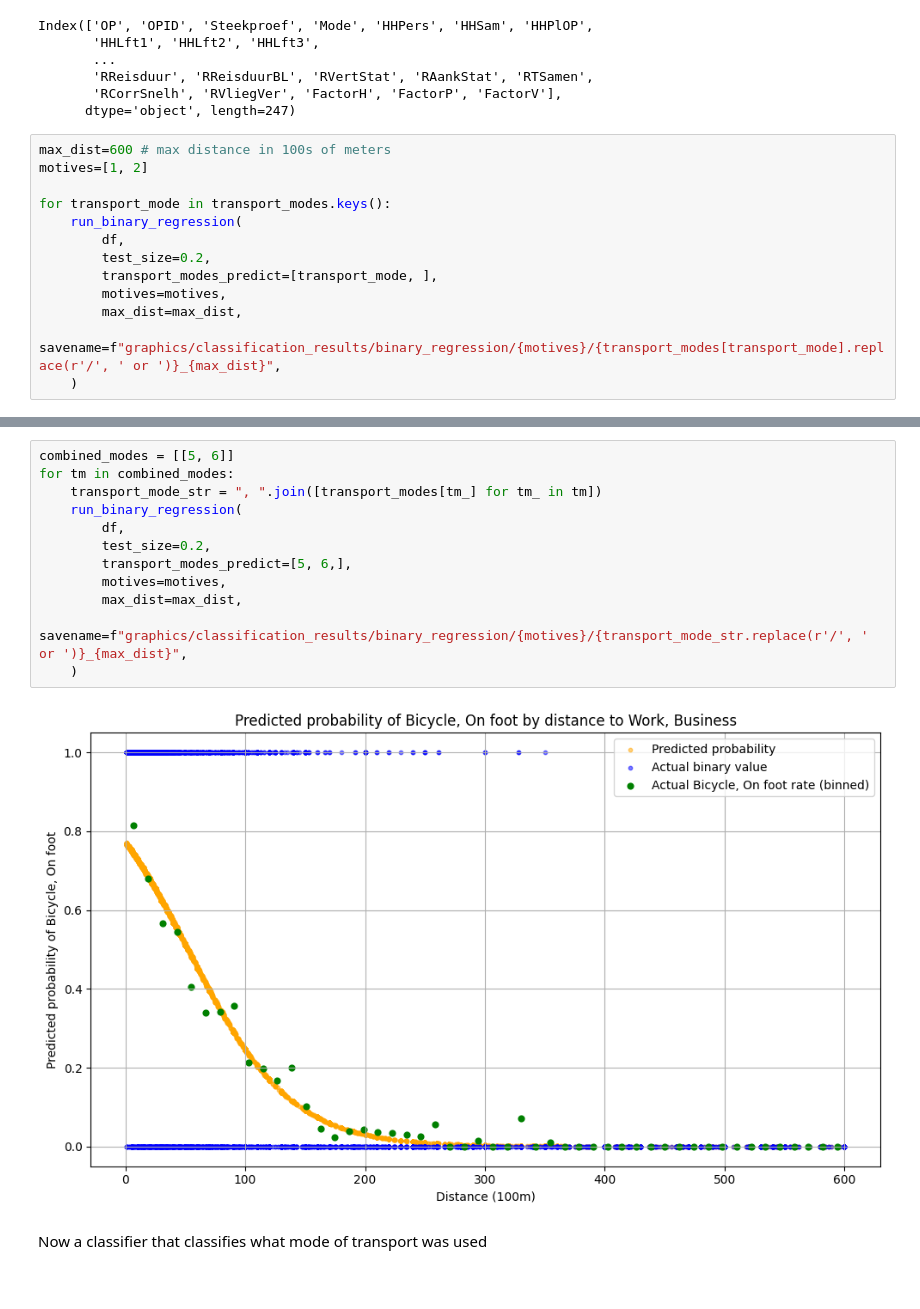
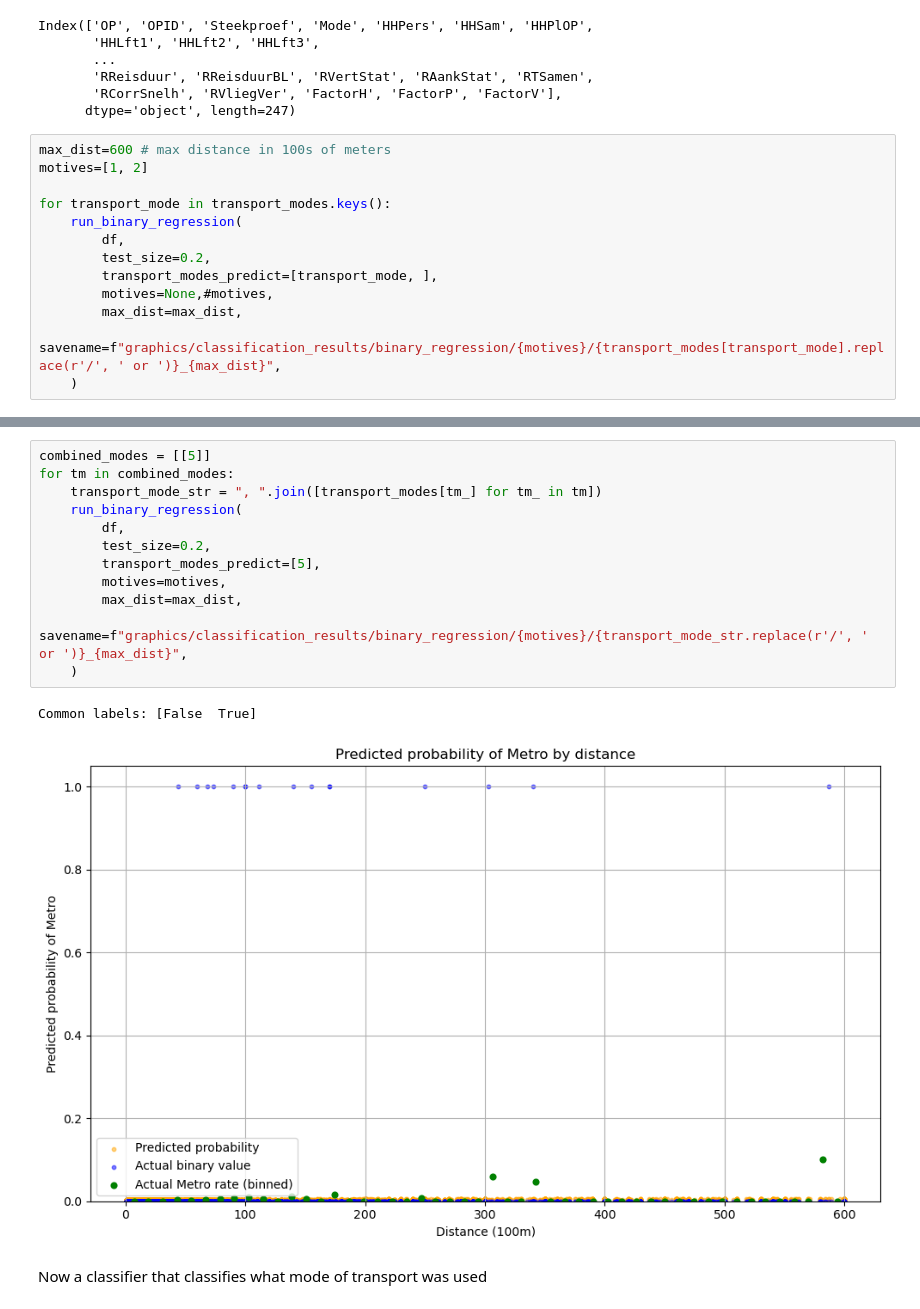
Before and after one commit to FabianScott/Design-of-AI-driven-business-operation, a Jupyter notebook: Topic2/exploration.ipynb, the cells around one changed output, grey strips where cells are left out. Cells and saved outputs as stored; diff of their text form.

```diff
--- a/Topic2/exploration.ipynb
+++ b/Topic2/exploration.ipynb
@@ -67,7 +67,7 @@ for transport_mode in transport_modes.keys():
         df,
         test_size=0.2,
         transport_modes_predict=[transport_mode, ],
-        motives=motives,
+        motives=None,#motives,
         max_dist=max_dist,
         savename=f"graphics/classification_results/binary_regression/{motives}/{transport_modes[transport_mode].replace(r'/', ' or ')}_{max_dist}",
     )
@@ -82,17 +91,18 @@ for transport_mode in transport_modes.keys():
 # %%
-combined_modes = [[5, 6]]
+combined_modes = [[5]]
 for tm in combined_modes:
     transport_mode_str = ", ".join([transport_modes[tm_] for tm_ in tm])
     run_binary_regression(
         df,
         test_size=0.2,
-        transport_modes_predict=[5, 6,],
+        transport_modes_predict=[5],
         motives=motives,
         max_dist=max_dist,
         savename=f"graphics/classification_results/binary_regression/{motives}/{transport_mode_str.replace(r'/', ' or ')}_{max_dist}",
     )
 # %% [output]
+Common labels: [False  True]
-[figure, old version]
+[figure, new version]
 # %% [markdown]
 Now a classifier that classifies what mode of transport was used
 # %%
```
Also changed, not shown: parts of 5 cells of this notebook, 39 other files.
